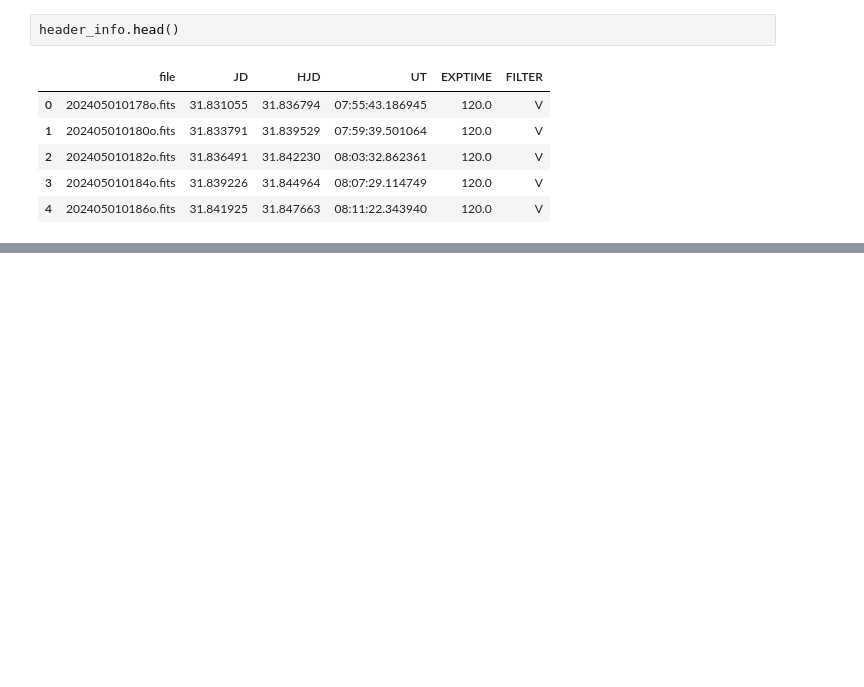
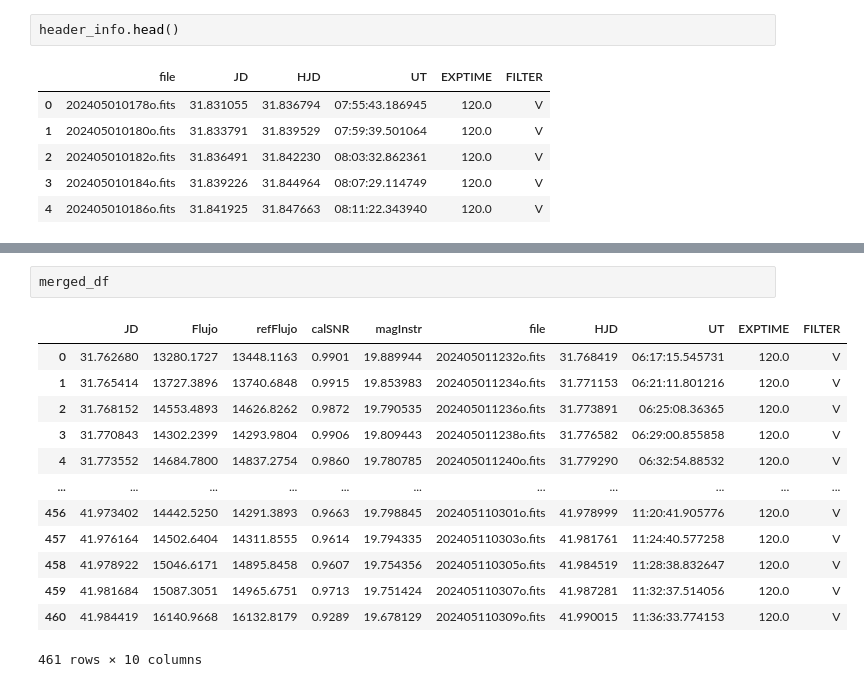
Before and after one commit to MaximilianoVM/isis_tools, a Jupyter notebook: jd_to_hjd.ipynb, the cells around one changed output, grey strips where cells are left out. Cells and saved outputs as stored; diff of their text form; blank space fills up the shorter version.

```diff
--- a/jd_to_hjd.ipynb
+++ b/jd_to_hjd.ipynb
@@ -129,0 +142,16 @@ lc_data.to_csv(otuput_name, sep='\t', index=False, header=False)
+# %%
+merged_df
+# %% [output]
+|  | JD | Flujo | refFlujo | calSNR | magInstr | file | HJD | UT | EXPTIME | FILTER |
+| 0 | 31.762680 | 13280.1727 | 13448.1163 | 0.9901 | 19.889944 | 202405011232o.fits | 31.768419 | 06:17:15.545731 | 120.0 | V |
+| 1 | 31.765414 | 13727.3896 | 13740.6848 | 0.9915 | 19.853983 | 202405011234o.fits | 31.771153 | 06:21:11.801216 | 120.0 | V |
+| 2 | 31.768152 | 14553.4893 | 14626.8262 | 0.9872 | 19.790535 | 202405011236o.fits | 31.773891 | 06:25:08.36365 | 120.0 | V |
+| 3 | 31.770843 | 14302.2399 | 14293.9804 | 0.9906 | 19.809443 | 202405011238o.fits | 31.776582 | 06:29:00.855858 | 120.0 | V |
+| 4 | 31.773552 | 14684.7800 | 14837.2754 | 0.9860 | 19.780785 | 202405011240o.fits | 31.779290 | 06:32:54.88532 | 120.0 | V |
+| ... | ... | ... | ... | ... | ... | ... | ... | ... | ... | ... |
+| 456 | 41.973402 | 14442.5250 | 14291.3893 | 0.9663 | 19.798845 | 202405110301o.fits | 41.978999 | 11:20:41.905776 | 120.0 | V |
+| 457 | 41.976164 | 14502.6404 | 14311.8555 | 0.9614 | 19.794335 | 202405110303o.fits | 41.981761 | 11:24:40.577258 | 120.0 | V |
+| 458 | 41.978922 | 15046.6171 | 14895.8458 | 0.9607 | 19.754356 | 202405110305o.fits | 41.984519 | 11:28:38.832647 | 120.0 | V |
+| 459 | 41.981684 | 15087.3051 | 14965.6751 | 0.9713 | 19.751424 | 202405110307o.fits | 41.987281 | 11:32:37.514056 | 120.0 | V |
+| 460 | 41.984419 | 16140.9668 | 16132.8179 | 0.9289 | 19.678129 | 202405110309o.fits | 41.990015 | 11:36:33.774153 | 120.0 | V |
+461 rows × 10 columns
```
Also changed, not shown: parts of 19 cells of this notebook.
